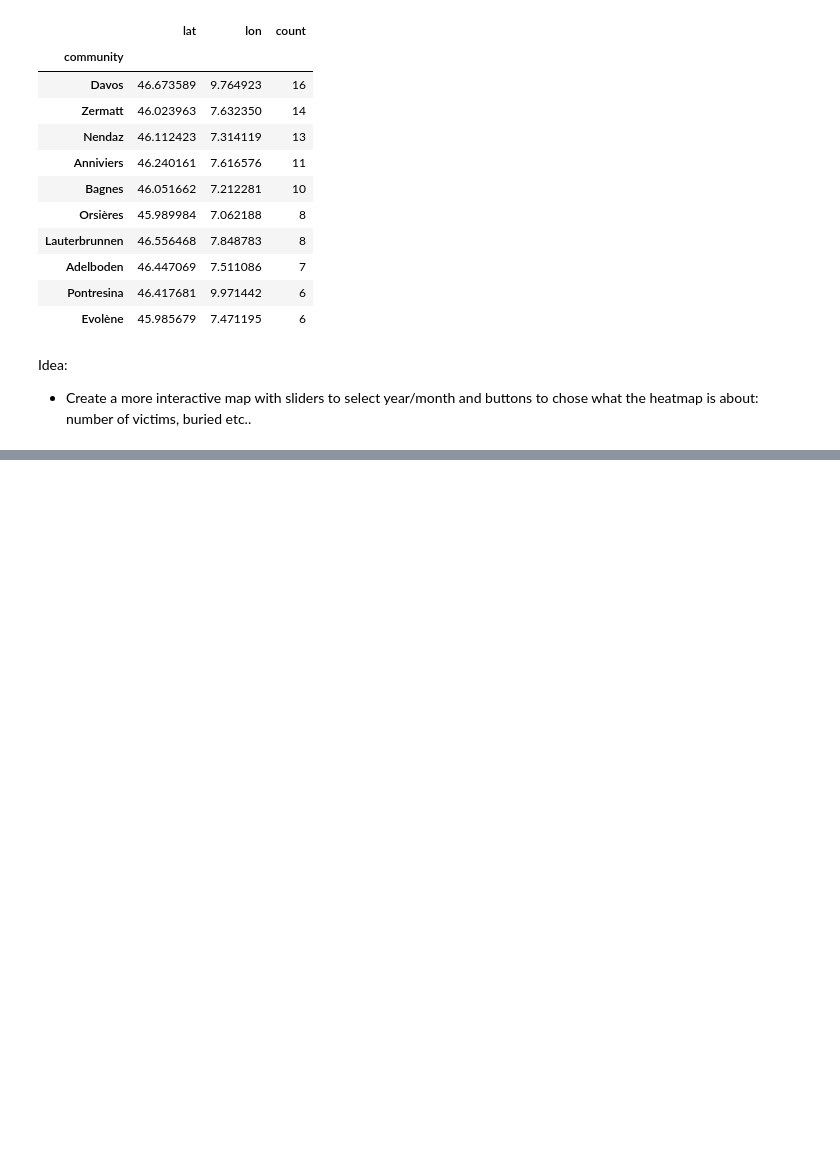
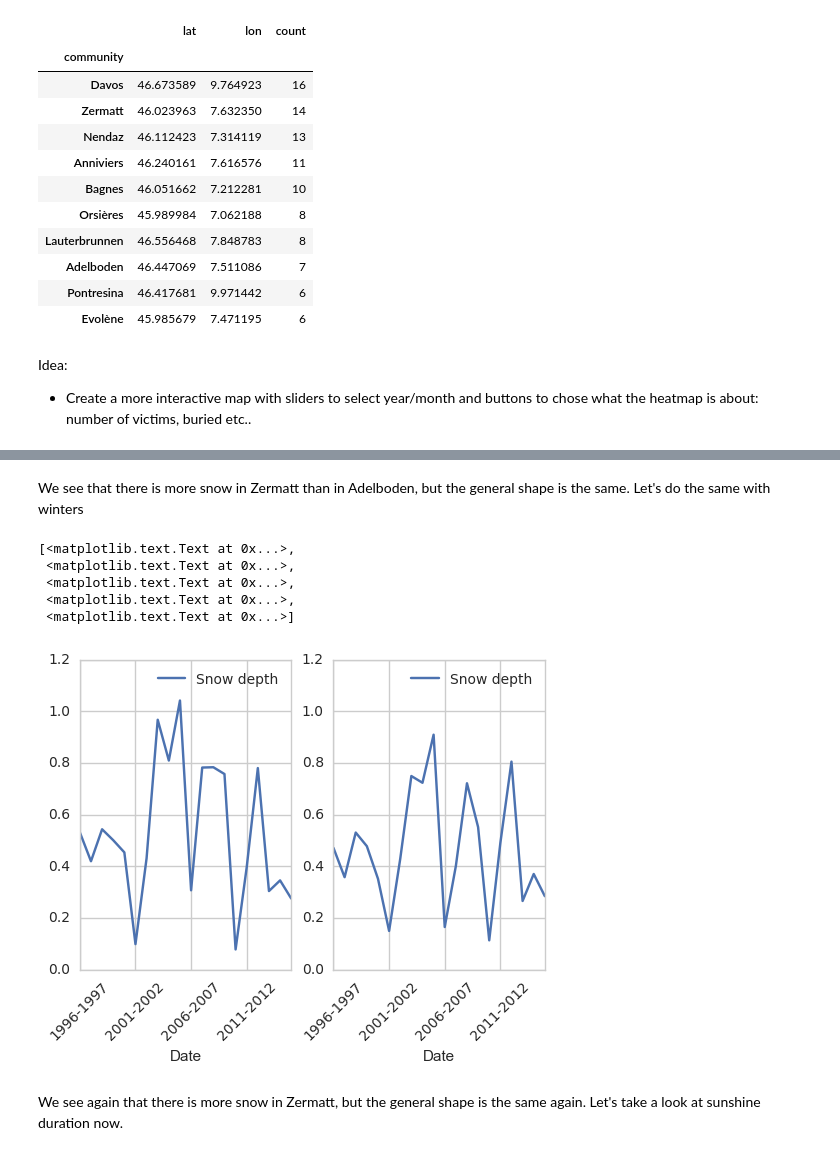
Before and after one commit to Pamoi/datavalanche, a Jupyter notebook: src/datavalanche.ipynb, the cells around one changed output, grey strips where cells are left out. Saved outputs shown, nothing was run; the diff lists cells and outputs as text; code cells hidden in the pictures; blank space fills up the shorter version.

```diff
--- a/src/datavalanche.ipynb
+++ b/src/datavalanche.ipynb
@@ -208,0 +318,17 @@ FileNotFoundError: [Errno 2] No such file or directory: './data/pickle/_df.pkl'
+# %% [markdown]
+We see that there is more snow in Zermatt than in Adelboden, but the general shape is the same. Let's do the same with winters
+# %%
+fig, axs = plt.subplots(1,2)
+zermatt_winter.plot(ax=axs[0], y='Snow depth', yticks=np.arange(0, 1.3, 0.2))
+adelboden_winter.plot(ax=axs[1], y='Snow depth', yticks=np.arange(0, 1.3, 0.2))
+axs[0].set_xticklabels(axs[0].xaxis.get_majorticklabels(), rotation=45)
+axs[1].set_xticklabels(axs[1].xaxis.get_majorticklabels(), rotation=45)
+# %% [output]
+[<matplotlib.text.Text at 0x...>,
+ <matplotlib.text.Text at 0x...>,
+ <matplotlib.text.Text at 0x...>,
+ <matplotlib.text.Text at 0x...>,
+ <matplotlib.text.Text at 0x...>]
+[figure, added]
+# %% [markdown]
+We see again that there is more snow in Zermatt, but the general shape is the same again. Let's take a look at sunshine duration now.
```
Also changed, not shown: parts of 33 cells of this notebook, 12 other files.
